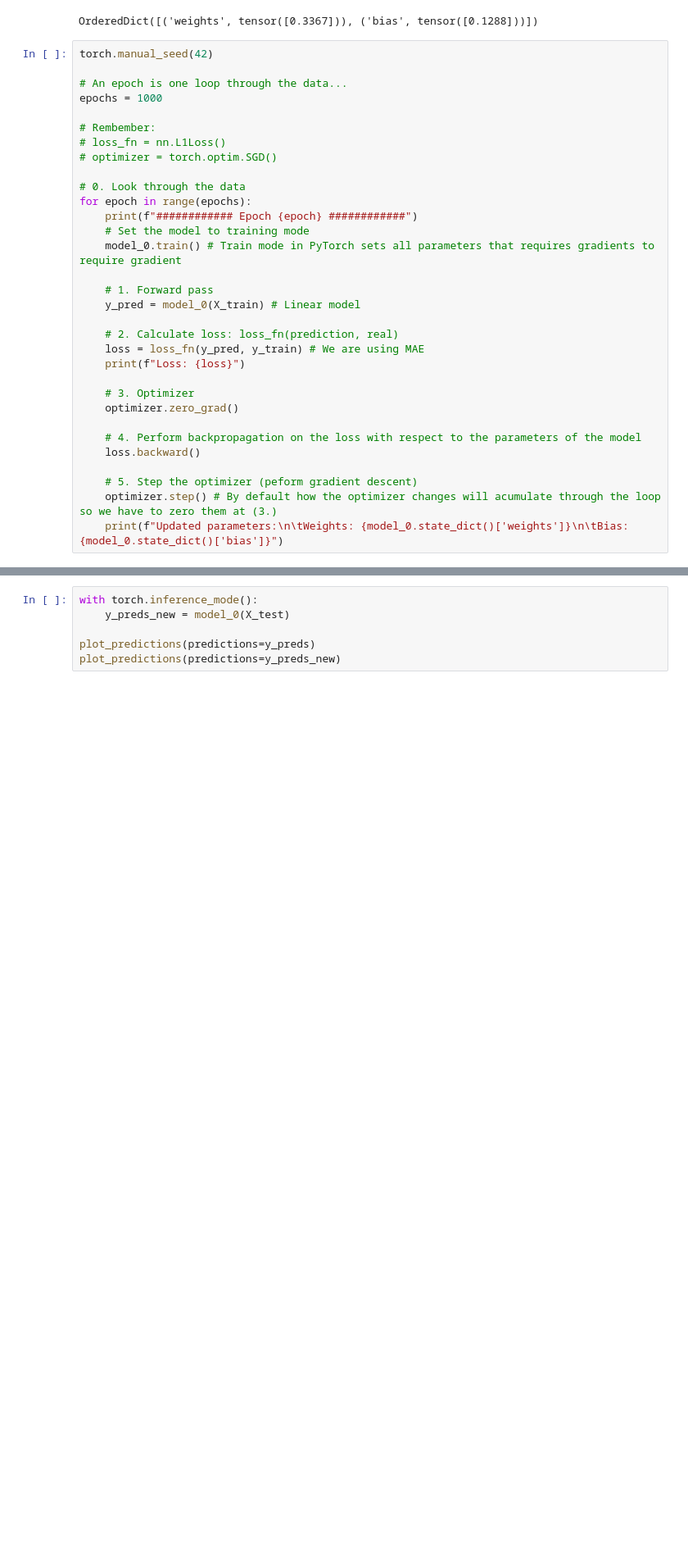
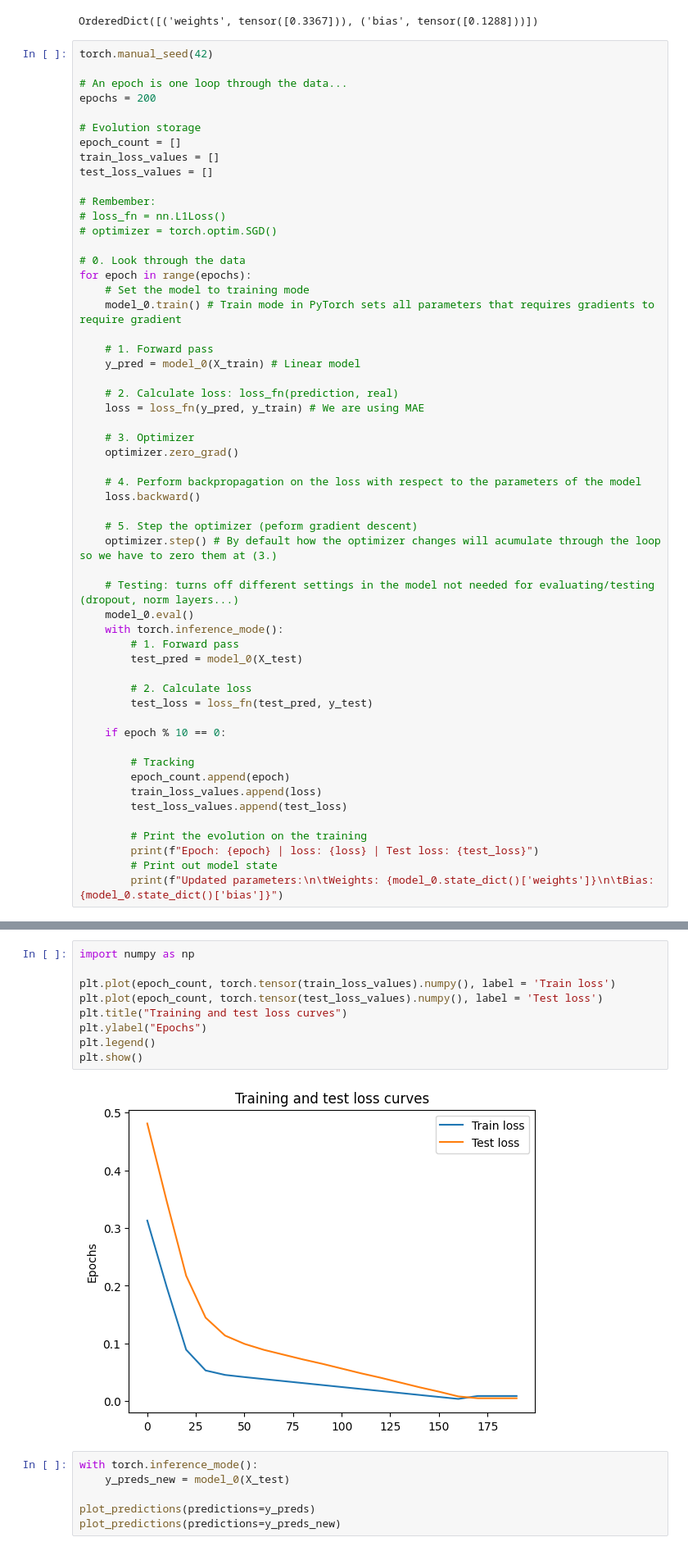
Before and after one commit to JavierMdT/PyTorch-Course, a Jupyter notebook: 01_pytorch_workflow/01_pytorch_workflow.ipynb, the cells around one changed output, grey strips where cells are left out. Shown: that part at 82% size. Saved outputs shown, nothing was run; the diff lists cells and outputs as text; blank space fills up the shorter version.

```diff
--- a/01_pytorch_workflow/01_pytorch_workflow.ipynb
+++ b/01_pytorch_workflow/01_pytorch_workflow.ipynb
@@ -293,7 +293,12 @@ OrderedDict([('weights', tensor([0.3367])), ('bias', tensor([0.1288]))])
 torch.manual_seed(42)
 
 # An epoch is one loop through the data...
-epochs = 1000
+epochs = 200
+
+# Evolution storage
+epoch_count = []
+train_loss_values = []
+test_loss_values = []
 
 # Rembember:
 # loss_fn = nn.L1Loss()
@@ -301,7 +306,6 @@ epochs = 1000
 
 # 0. Look through the data
 for epoch in range(epochs):
-    print(f"############ Epoch {epoch} ############")
     # Set the model to training mode
     model_0.train() # Train mode in PyTorch sets all parameters that requires gradients to require gradient
 
@@ -310,7 +314,6 @@ for epoch in range(epochs):
 
     # 2. Calculate loss: loss_fn(prediction, real)
     loss = loss_fn(y_pred, y_train) # We are using MAE
-    print(f"Loss: {loss}")
 
     # 3. Optimizer
     optimizer.zero_grad()
@@ -320,5 +323,25 @@ for epoch in range(epochs):
 
     # 5. Step the optimizer (peform gradient descent)
     optimizer.step() # By default how the optimizer changes will acumulate through the loop so we have to zero them at (3.)
-    print(f"Updated parameters:\n\tWeights: {model_0.state_dict()['weights']}\n\tBias: {model_0.state_dict()['bias']}")
+
+    # Testing: turns off different settings in the model not needed for evaluating/testing (dropout, norm layers...)
+    model_0.eval()
+    with torch.inference_mode():
+        # 1. Forward pass
+        test_pred = model_0(X_test)
+
+        # 2. Calculate loss
+        test_loss = loss_fn(test_pred, y_test)
+
+    if epoch % 10 == 0:
+
+        # Tracking
+        epoch_count.append(epoch)
+        train_loss_values.append(loss)
+        test_loss_values.append(test_loss)
+
+        # Print the evolution on the training
+        print(f"Epoch: {epoch} | loss: {loss} | Test loss: {test_loss}")
+        # Print out model state
+        print(f"Updated parameters:\n\tWeights: {model_0.state_dict()['weights']}\n\tBias: {model_0.state_dict()['bias']}")
 # %% [output]
@@ -342,3 +365,14 @@ Updated parameters:
+# %%
+import numpy as np
+
+plt.plot(epoch_count, torch.tensor(train_loss_values).numpy(), label = 'Train loss')
+plt.plot(epoch_count, torch.tensor(test_loss_values).numpy(), label = 'Test loss')
+plt.title("Training and test loss curves")
+plt.ylabel("Epochs")
+plt.legend()
+plt.show()
+# %% [output]
+[figure, added]
 # %%
 with torch.inference_mode():
     y_preds_new = model_0(X_test)
```
Also changed, not shown: parts of 3 cells of this notebook, 1 other file.
